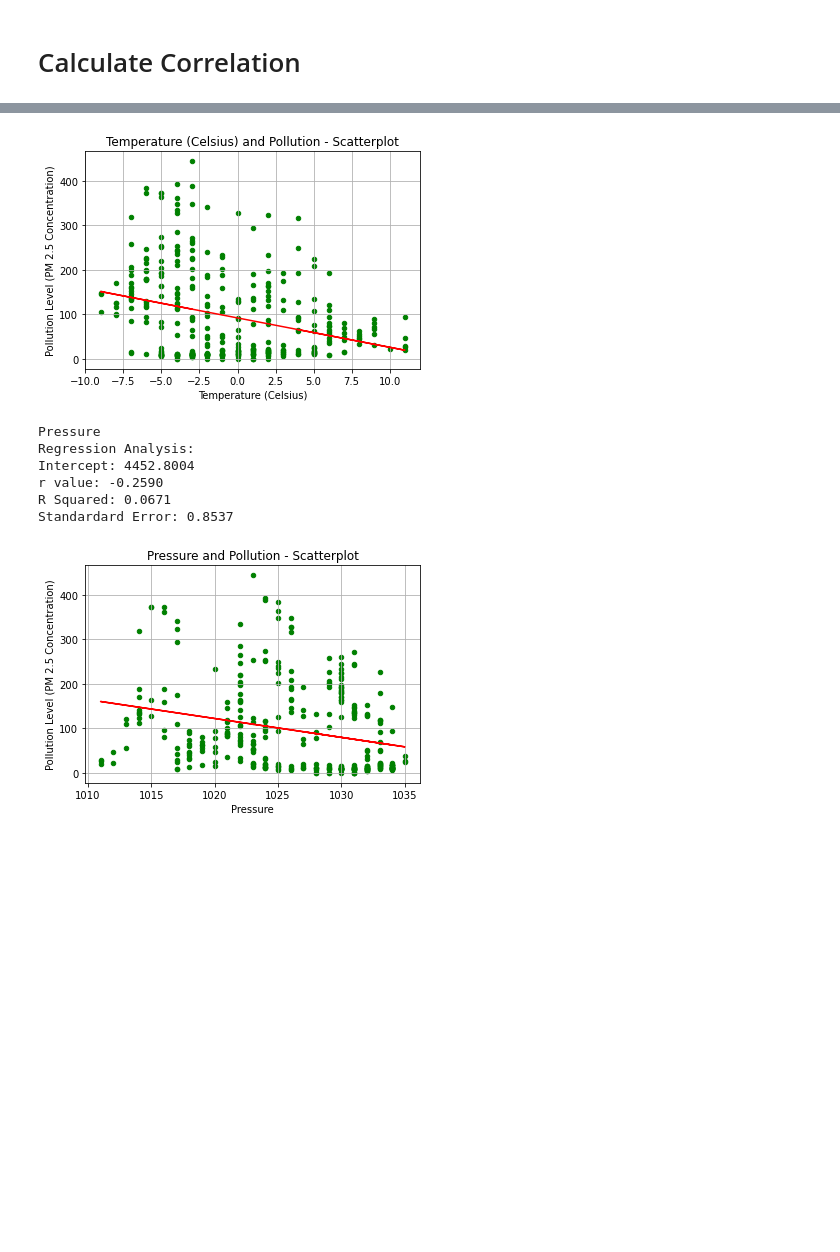
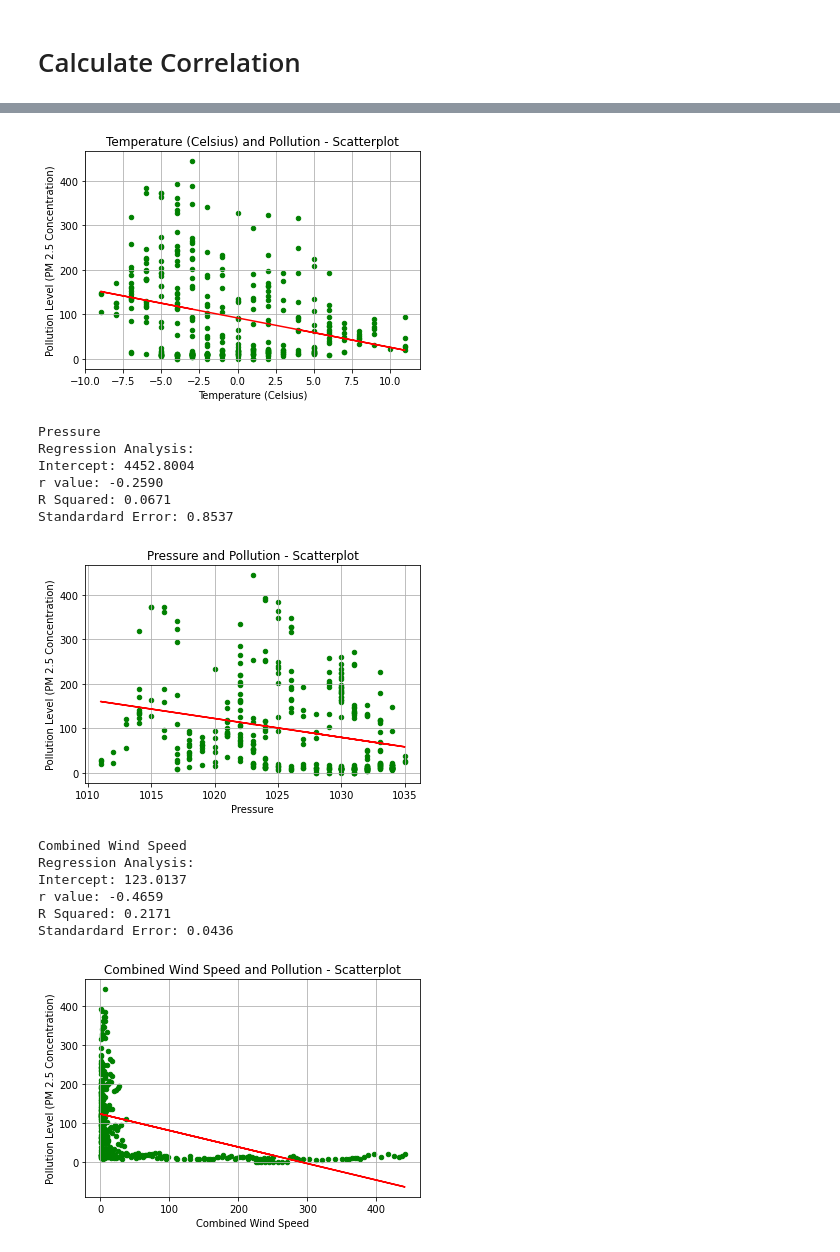
Before and after one commit to pavobravo11/Small_Climate_Analysis, a Jupyter notebook: climate.ipynb, the cells around one changed output, grey strips where cells are left out. Cells and saved outputs as stored; diff of their text form; code cells hidden in the pictures; blank space fills up the shorter version.

Commit message:
Added combined wind direction

```diff
--- a/climate.ipynb
+++ b/climate.ipynb
@@ -78,9 +78,9 @@ Text(0.5, 1.0, 'Pollution Predicted for Beijing')
 # Calculate Correlation
 # %%
 for obs_var in data_dict.keys():
-        if obs_var == "pollution":
+        if obs_var == "pollution" or obs_var == "wnd_dir":
                 continue
-        if obs_var == "wnd_dir":
+        if obs_var == "snow":
                 break
         plt.scatter(data_dict.get(obs_var),data_dict.get("pollution"),s = 20, color="Green")
         plt.xlabel(lbls.get(obs_var))
@@ -104,30 +104,37 @@ for obs_var in data_dict.keys():
                 "R Squared": r**2,
                 "Standardard Error": result.stderr
                 }
 
         print(f"{var_lbl} \nRegression Analysis:")
         for k,v in items_dict.items():
                 print(f"{k}: {v:.4f}")
         plt.show()
 # %% [output]
 Dew Point
 Regression Analysis:
 Intercept: 337.2247
 r value: 0.7114
 R Squared: 0.5061
 Standardard Error: 0.9243
 [figure]
 Temperature (Celsius)
 Regression Analysis:
 Intercept: 92.0928
 r value: -0.3051
 R Squared: 0.0931
 Standardard Error: 1.1096
 [figure]
 Pressure
 Regression Analysis:
 Intercept: 4452.8004
 r value: -0.2590
 R Squared: 0.0671
 Standardard Error: 0.8537
 [figure]
+Combined Wind Speed
+Regression Analysis:
+Intercept: 123.0137
+r value: -0.4659
+R Squared: 0.2171
+Standardard Error: 0.0436
+[figure, added]
```
